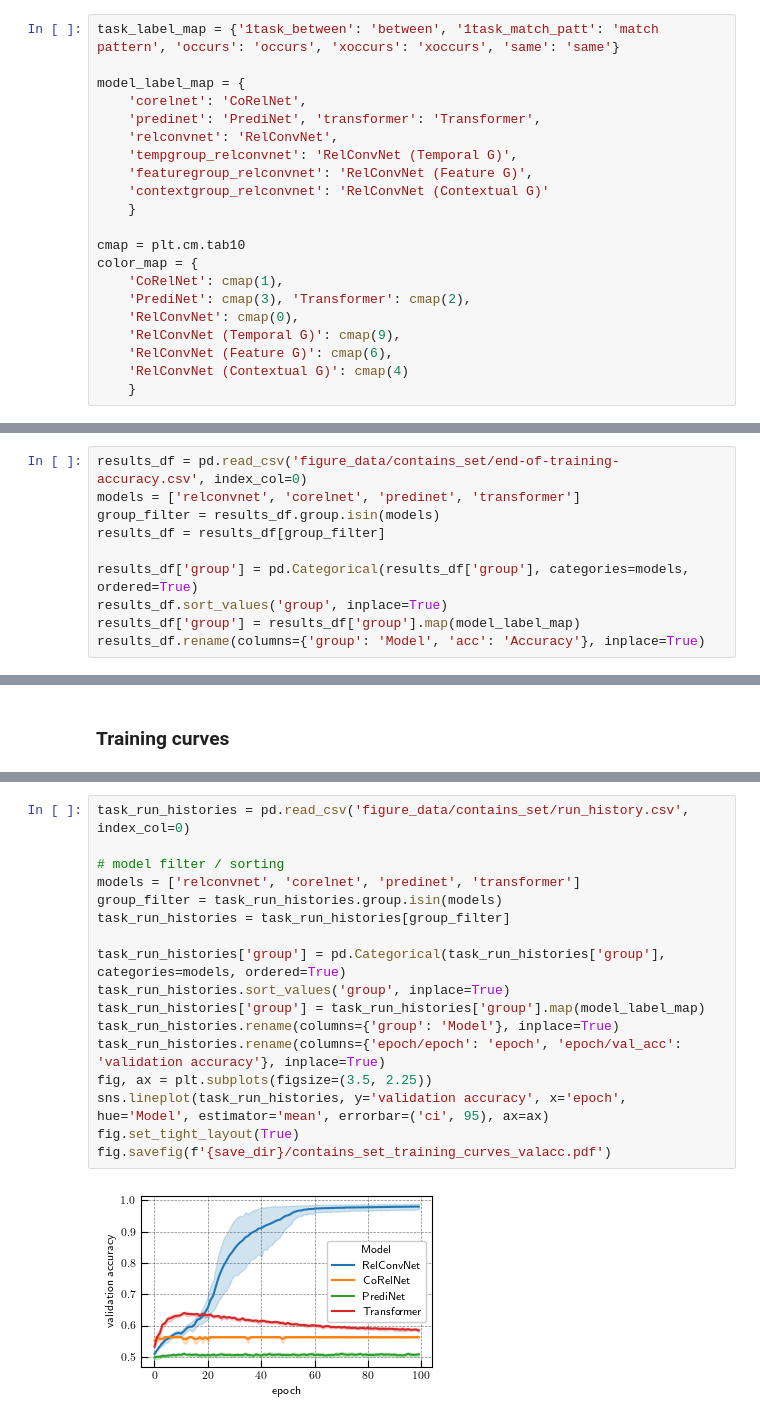
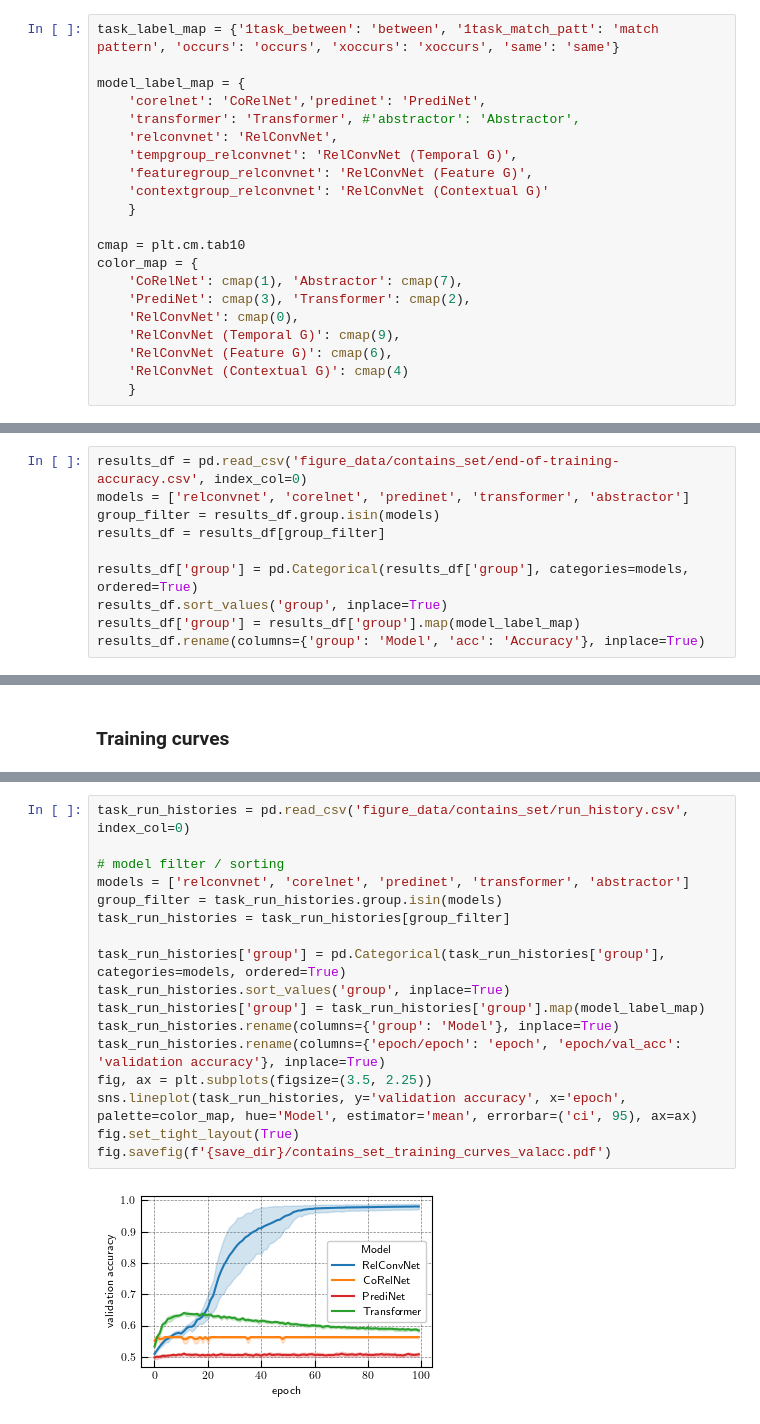
Before and after one commit to Awni00/relational-convolutions, a Jupyter notebook: paper_figures/generate_figures_tables.ipynb, the cells around one changed output, grey strips where cells are left out. Cells and saved outputs as stored; diff of their text form.

```diff
--- a/paper_figures/generate_figures_tables.ipynb
+++ b/paper_figures/generate_figures_tables.ipynb
@@ -41,8 +41,8 @@ save_dir = '../paper/figs/experiments'
 task_label_map = {'1task_between': 'between', '1task_match_patt': 'match pattern', 'occurs': 'occurs', 'xoccurs': 'xoccurs', 'same': 'same'}
 
 model_label_map = {
-    'corelnet': 'CoRelNet',
-    'predinet': 'PrediNet', 'transformer': 'Transformer',
+    'corelnet': 'CoRelNet','predinet': 'PrediNet',
+    'transformer': 'Transformer', #'abstractor': 'Abstractor',
     'relconvnet': 'RelConvNet',
     'tempgroup_relconvnet': 'RelConvNet (Temporal G)',
     'featuregroup_relconvnet': 'RelConvNet (Feature G)',
@@ -51,7 +51,7 @@ model_label_map = {
 
 cmap = plt.cm.tab10
 color_map = {
-    'CoRelNet': cmap(1),
+    'CoRelNet': cmap(1), 'Abstractor': cmap(7),
     'PrediNet': cmap(3), 'Transformer': cmap(2),
     'RelConvNet': cmap(0),
     'RelConvNet (Temporal G)': cmap(9),
@@ -438,7 +438,7 @@ fig.savefig(f'{save_dir}/all_training_curves.pdf')
 ### End-of-training accuracy
 # %%
 results_df = pd.read_csv('figure_data/contains_set/end-of-training-accuracy.csv', index_col=0)
-models = ['relconvnet', 'corelnet', 'predinet', 'transformer']
+models = ['relconvnet', 'corelnet', 'predinet', 'transformer', 'abstractor']
 group_filter = results_df.group.isin(models)
 results_df = results_df[group_filter]
 
@@ -507,19 +507,19 @@ fig.savefig(f'{save_dir}/contains_set_training_curves_trainacc.pdf')
 # %%
 task_run_histories = pd.read_csv('figure_data/contains_set/run_history.csv', index_col=0)
 
 # model filter / sorting
-models = ['relconvnet', 'corelnet', 'predinet', 'transformer']
+models = ['relconvnet', 'corelnet', 'predinet', 'transformer', 'abstractor']
 group_filter = task_run_histories.group.isin(models)
 task_run_histories = task_run_histories[group_filter]
 
 task_run_histories['group'] = pd.Categorical(task_run_histories['group'], categories=models, ordered=True)
 task_run_histories.sort_values('group', inplace=True)
 task_run_histories['group'] = task_run_histories['group'].map(model_label_map)
 task_run_histories.rename(columns={'group': 'Model'}, inplace=True)
 task_run_histories.rename(columns={'epoch/epoch': 'epoch', 'epoch/val_acc': 'validation accuracy'}, inplace=True)
 fig, ax = plt.subplots(figsize=(3.5, 2.25))
-sns.lineplot(task_run_histories, y='validation accuracy', x='epoch', hue='Model', estimator='mean', errorbar=('ci', 95), ax=ax)
+sns.lineplot(task_run_histories, y='validation accuracy', x='epoch', palette=color_map, hue='Model', estimator='mean', errorbar=('ci', 95), ax=ax)
 fig.set_tight_layout(True)
 fig.savefig(f'{save_dir}/contains_set_training_curves_valacc.pdf')
 # %% [output]
-[figure, old version]
+[figure, new version]
```
Also changed, not shown: parts of 11 cells of this notebook, 3 other files.
